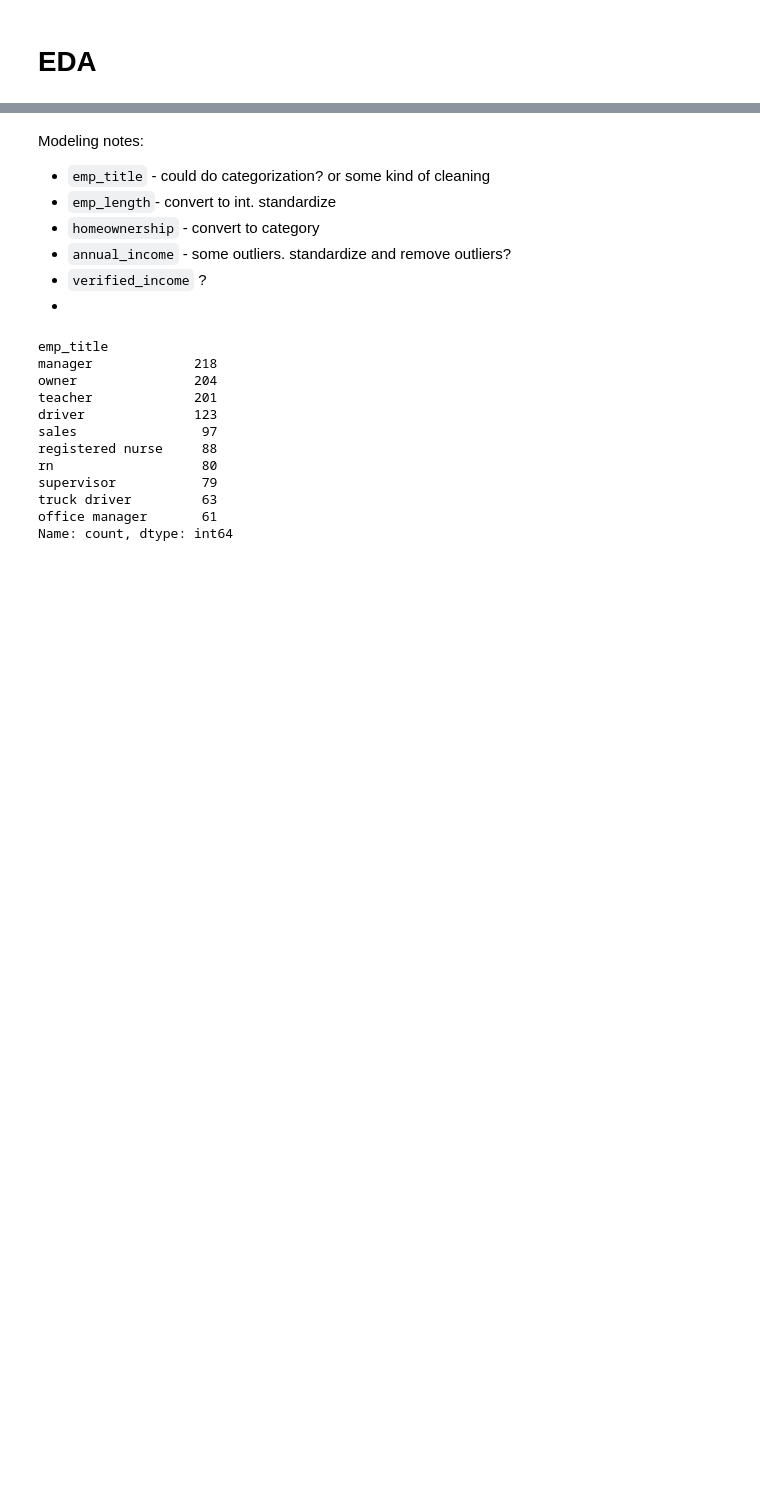
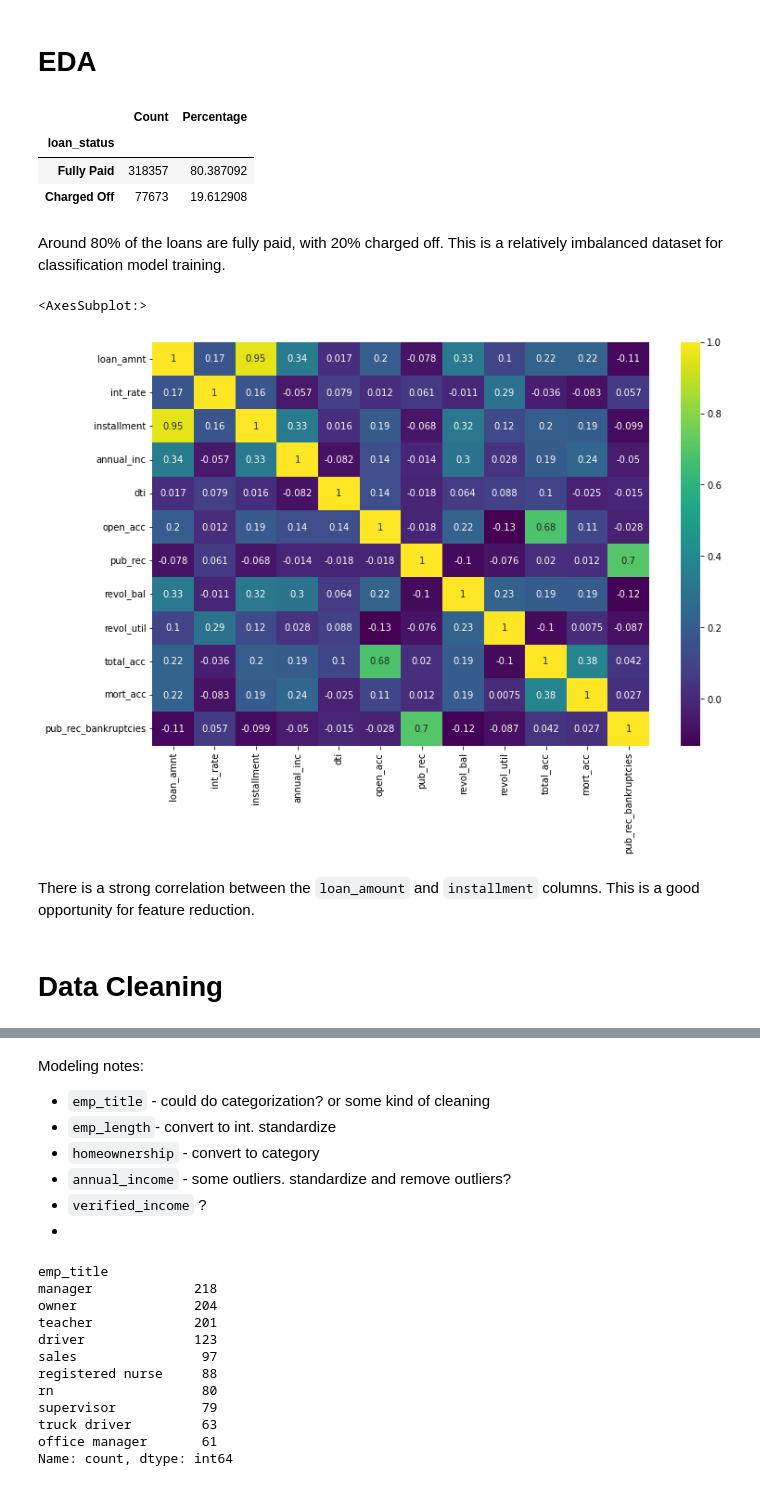
Before and after one commit to jgdenby/loan-bot, a Jupyter notebook: eda_modeling.ipynb, the cells around one changed output, grey strips where cells are left out. Saved outputs shown, nothing was run; the diff lists cells and outputs as text; code cells hidden in the pictures; blank space fills up the shorter version.

Commit message:
EDA and modeling

```diff
--- a/eda_modeling.ipynb
+++ b/eda_modeling.ipynb
@@ -20,2 +64,24 @@ loan_data.head()
 # %% [markdown]
 # EDA
+# %%
+pd.DataFrame({'Count': loan_data['loan_status'].value_counts(),
+                       'Percentage': loan_data['loan_status'].value_counts(normalize=True)*100})
+# %% [output]
+|  | Count | Percentage |
+| loan_status |  |  |
+| Fully Paid | 318357 | 80.387092 |
+| Charged Off | 77673 | 19.612908 |
+# %% [markdown]
+Around 80% of the loans are fully paid, with 20% charged off. This is a relatively imbalanced dataset for classification model training.
+# %%
+float_columns = loan_data.select_dtypes(include='float64')
+# %%
+plt.figure(figsize=(12, 8))
+sns.heatmap(float_columns.corr(), annot=True, cmap='viridis')
+# %% [output]
+<AxesSubplot:>
+[figure, added]
+# %% [markdown]
+There is a strong correlation between the `loan_amount` and `installment` columns. This is a good opportunity for feature reduction.
+# %% [markdown]
+# Data Cleaning
```
Also changed, not shown: parts of 69 cells of this notebook.
